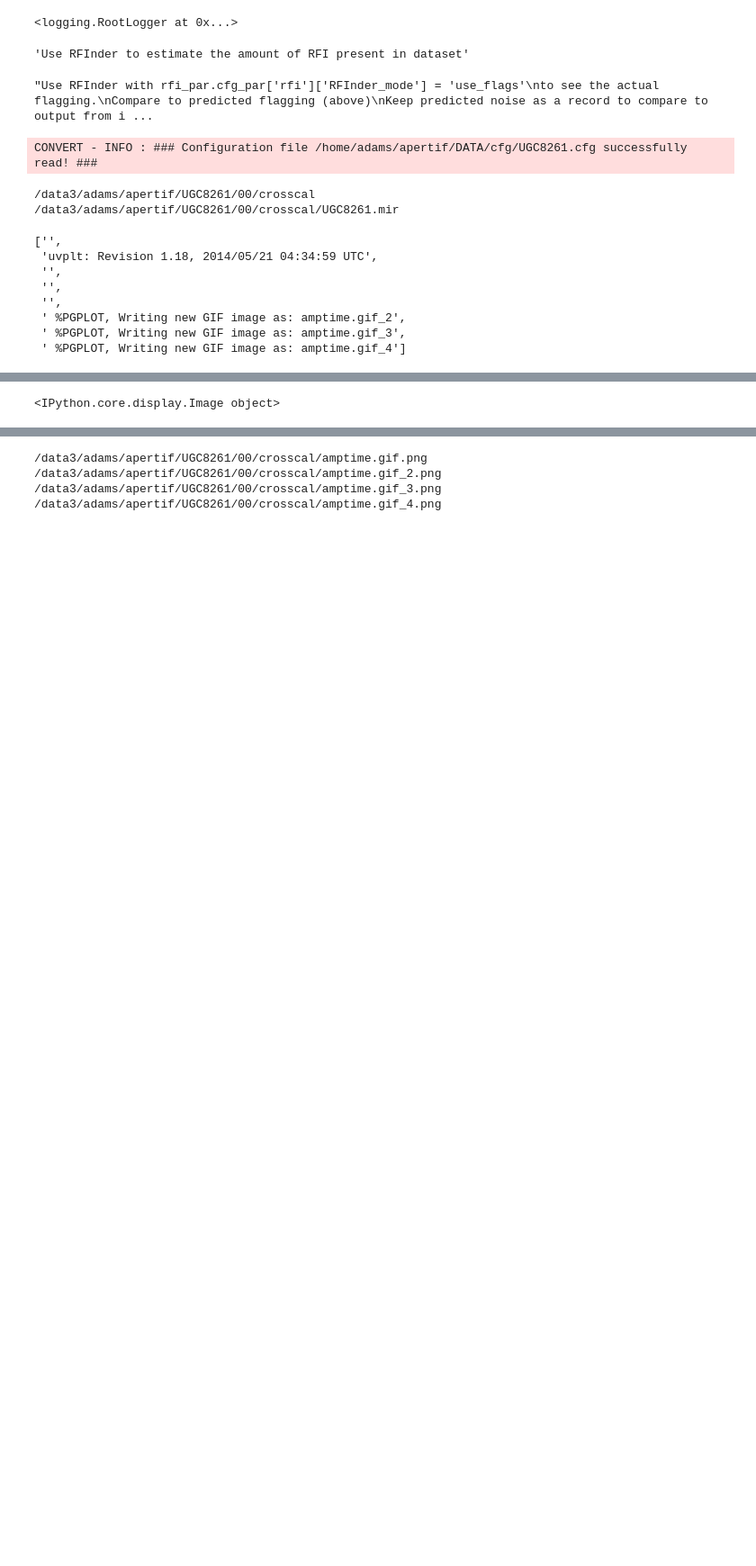
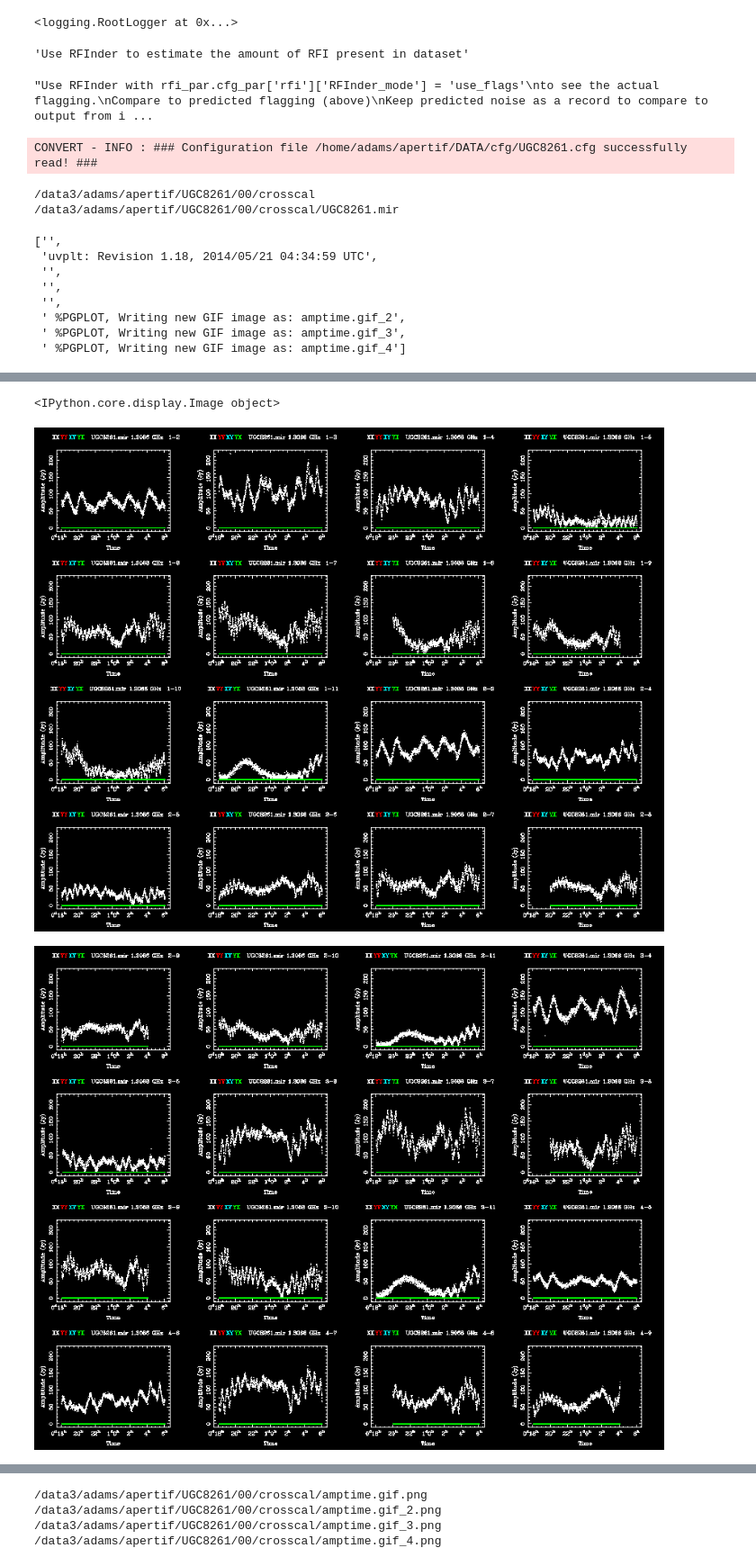
Before and after one commit to apertif/shakedown, a Jupyter notebook: Data quality assessment.ipynb, the cells around one changed output, grey strips where cells are left out. Shown at 90% size. Cells and saved outputs as stored; diff of their text form; code cells hidden in the pictures; blank space fills up the shorter version.

Commit message:
image display

```diff
--- a/Data quality assessment.ipynb
+++ b/Data quality assessment.ipynb
@@ -124,16 +124,24 @@ for f in atpltlist_gif:
 # %%
 atpltlist_png = glob.glob(convert.crosscaldir+'/'+'amptime.gif*png')
 print atpltlist_png
 from IPython.display import display
 
 imglist = []
 for f in enumerate(atpltlist_png):
     imglist.append( Image(f))
 
 #display(imgarray)
 print imglist
 display(imglist[0])
+
+x=Image(atpltlist_png[0])
+y=Image(atpltlist_png[1])
+z=Image(atpltlist_png[2])
+w=Image(atpltlist_png[3])
+display(x,y,z,w)
 # %% [output]
 ['/data3/adams/apertif/UGC8261/00/crosscal/amptime.gif.png', '/data3/adams/apertif/UGC8261/00/crosscal/amptime.gif_2.png', '/data3/adams/apertif/UGC8261/00/crosscal/amptime.gif_3.png', '/data3/adams/a ...
 [<IPython.core.display.Image object>, <IPython.core.display.Image object>, <IPython.core.display.Image object>, <IPython.core.display.Image object>]
 <IPython.core.display.Image object>
+[figure, added]
+[figure, added]
```
Also changed, not shown: parts of 1 cell of this notebook.
